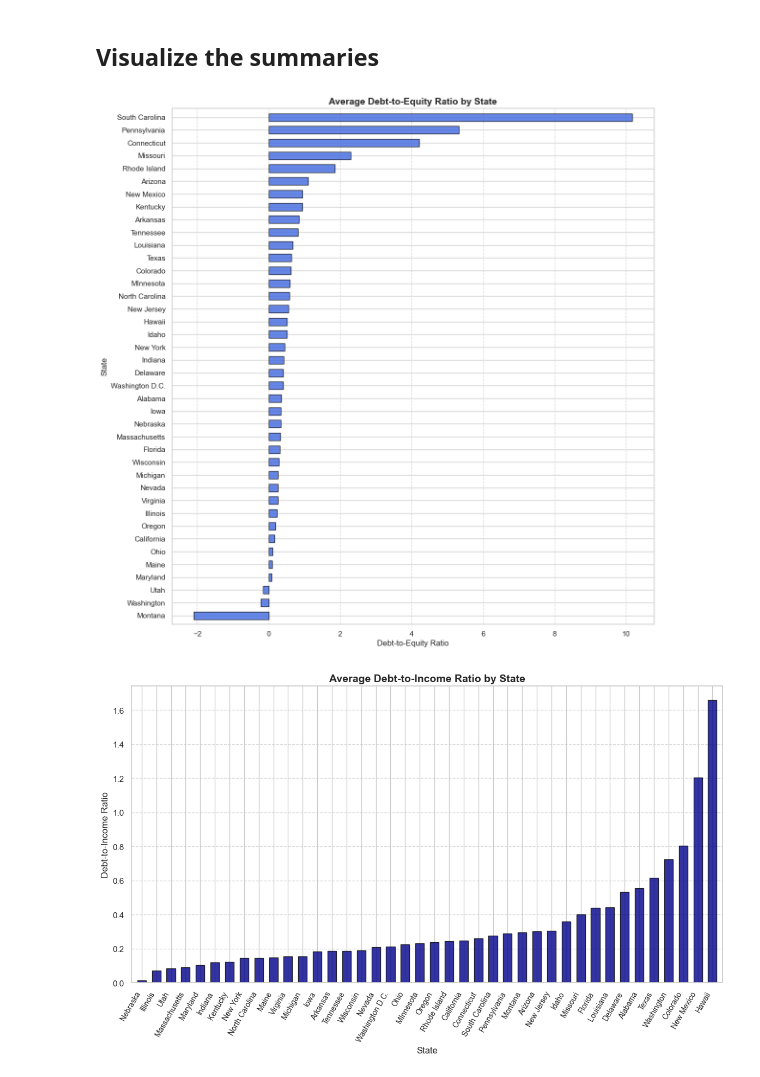
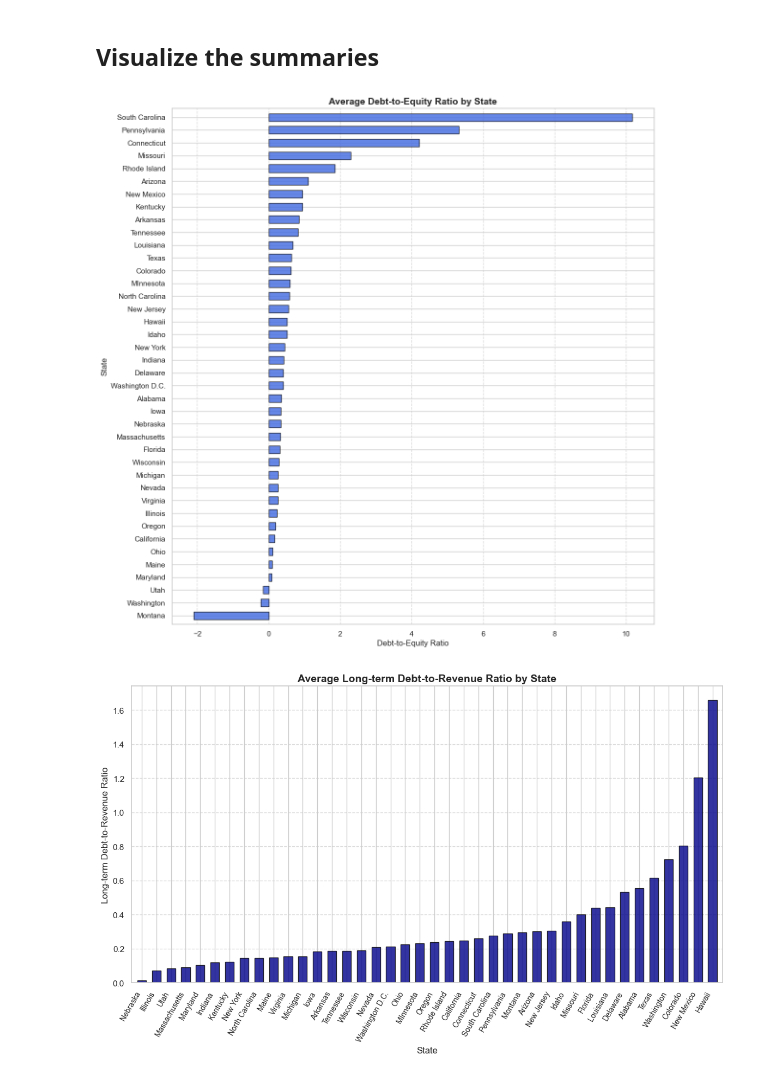
Before and after one commit to JesseCoggins/statistical-analysis-and-market-basket, a Jupyter notebook: notebooks/business_financial_summary.ipynb, the cells around one changed output. Saved outputs shown, nothing was run; the diff lists cells and outputs as text; code cells hidden in the pictures.

```diff
--- a/notebooks/business_financial_summary.ipynb
+++ b/notebooks/business_financial_summary.ipynb
@@ -65,9 +65,9 @@ df_filtered
 | 143 | 14639722013 | New York | 187000.0 | -13037879.0 | -0.014343 | 15900000.0 | ... |
 # %%
 # This ratio uses total revenue as the denominator.
-df['Debt to Income'] = df['Total Long-term Debt'] / df['Total Revenue']
+df['Long-term Debt to Revenue'] = df['Total Long-term Debt'] / df['Total Revenue']
 
-df_debt_to_income = df[['Debt to Income']]
+df_debt_to_income = df[['Long-term Debt to Revenue']]
 
 # Save both the original and sorted state debt-to-equity summaries.
 df_de_ratio_by_state = df.groupby("Business State", as_index=False)["Debt to Equity"].mean()
@@ -134,15 +134,15 @@ plt.show()
 
 plt.figure(figsize=(14,8))
 
-df_avg_dti = df.groupby("Business State")["Debt to Income"].mean().sort_values()
+df_avg_dti = df.groupby("Business State")["Long-term Debt to Revenue"].mean().sort_values()
 
 plt.bar(df_avg_dti.index, df_avg_dti.values, color="darkblue", edgecolor="black", alpha=0.8, width=0.6)
 
-plt.title("Average Debt-to-Income Ratio by State", fontsize=14, fontweight='bold')
+plt.title("Average Long-term Debt-to-Revenue Ratio by State", fontsize=14, fontweight='bold')
 
 plt.xlabel("State", fontsize=12)
 
-plt.ylabel("Debt-to-Income Ratio", fontsize=12)
+plt.ylabel("Long-term Debt-to-Revenue Ratio", fontsize=12)
 
 plt.margins(x=0.01)
 
@@ -183,33 +183,33 @@ df_state_financials = df.groupby("Business State")[["Total Long-term Debt", "Tot
 df_state_financials["Total"] = df_state_financials["Total Long-term Debt"] + df_state_financials["Total Equity"]
 
 df_state_financials = df_state_financials.sort_values(by="Total", ascending=False).drop(columns=["Total"])
 
 plt.figure(figsize=(14,6))
 
 ax = df_state_financials.plot(kind="bar", stacked=True, figsize=(14,6),
                               color=["#E15759", "#4E79A7"], edgecolor="black", width=0.7, ax=plt.gca())
 
 plt.title("Total Long-term Debt vs. Equity by State", fontsize=16, fontweight='bold', pad=15)
 
 plt.xlabel("State", fontsize=12, labelpad=10)
 
 plt.ylabel("Amount ($)", fontsize=12, labelpad=10)
 
 plt.xticks(rotation=60, ha="right", fontsize=10)
 
 plt.subplots_adjust(bottom=0.3)
 
 plt.margins(x=0.01)
 
 plt.legend(["Total Long-term Debt", "Total Equity"], loc="upper right", fontsize=12, frameon=False)
 
 plt.grid(axis="y", linestyle="--", alpha=0.6)
 
 plt.gca().set_facecolor("#f8f8f8")
 
 plt.show()
 # %% [output]
 [figure]
-[figure, old version]
+[figure, new version]
 [figure]
 [figure]
```
Also changed, not shown: parts of 2 cells of this notebook, 4 other files.
